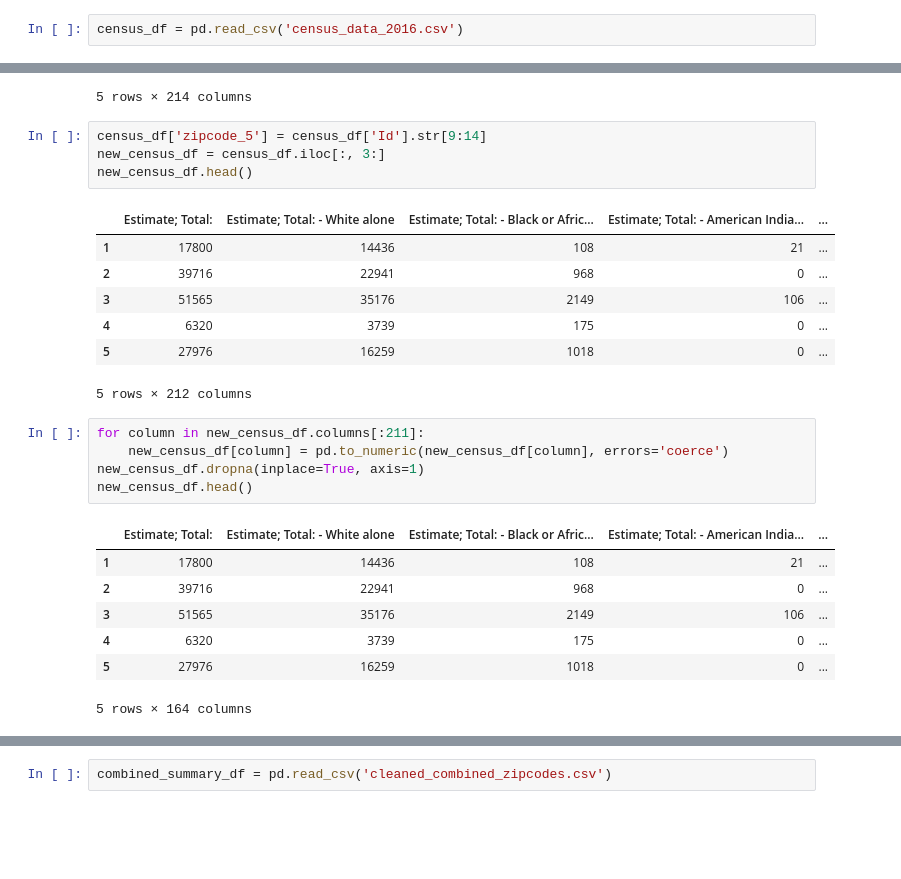
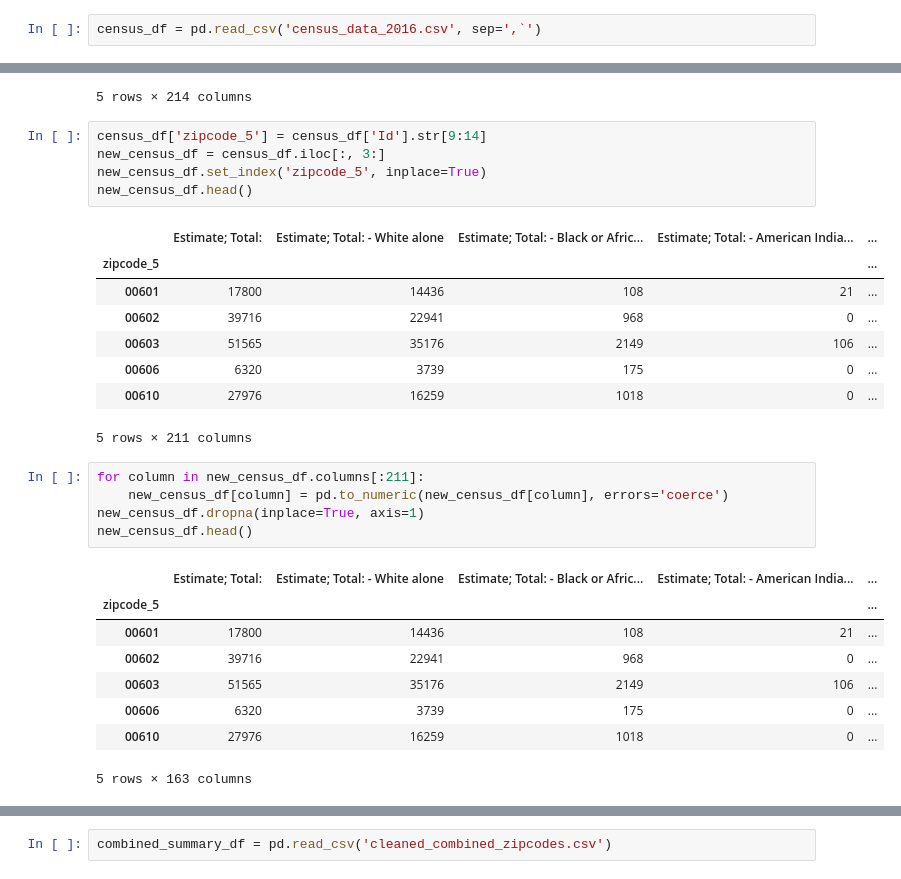
Before and after one commit to brickleq/campaign-contrib-machine, a Jupyter notebook: machine_learning/machine_learner.ipynb, the cells around one changed output, grey strips where cells are left out. Cells and saved outputs as stored; diff of their text form; blank space fills up the shorter version.

```diff
--- a/machine_learning/machine_learner.ipynb
+++ b/machine_learning/machine_learner.ipynb
@@ -76,5 +63,5 @@ zip_summary_df.to_csv('zipcode_donations.csv', index=False)
 # %%
-census_df = pd.read_csv('census_data_2016.csv')
+census_df = pd.read_csv('census_data_2016.csv', sep=',`')
 # %%
 census_df.columns = census_df.iloc[0]
 census_df.drop(0, axis=0, inplace=True)
@@ -90,15 +77,17 @@ census_df.head()
 # %%
 census_df['zipcode_5'] = census_df['Id'].str[9:14]
 new_census_df = census_df.iloc[:, 3:]
+new_census_df.set_index('zipcode_5', inplace=True)
 new_census_df.head()
 # %% [output]
 |  | Estimate; Total: | Estimate; Total: - White alone | Estimate; Total: - Black or Afric... | Estimate; Total: - American India... | ... |
-| 1 | 17800 | 14436 | 108 | 21 | ... |
-| 2 | 39716 | 22941 | 968 | 0 | ... |
-| 3 | 51565 | 35176 | 2149 | 106 | ... |
-| 4 | 6320 | 3739 | 175 | 0 | ... |
-| 5 | 27976 | 16259 | 1018 | 0 | ... |
+| zipcode_5 |  |  |  |  | ... |
+| 00601 | 17800 | 14436 | 108 | 21 | ... |
+| 00602 | 39716 | 22941 | 968 | 0 | ... |
+| 00603 | 51565 | 35176 | 2149 | 106 | ... |
+| 00606 | 6320 | 3739 | 175 | 0 | ... |
+| 00610 | 27976 | 16259 | 1018 | 0 | ... |
-5 rows × 212 columns
+5 rows × 211 columns
 # %%
 for column in new_census_df.columns[:211]:
     new_census_df[column] = pd.to_numeric(new_census_df[column], errors='coerce')
@@ -106,9 +95,10 @@ new_census_df.dropna(inplace=True, axis=1)
 new_census_df.head()
 # %% [output]
 |  | Estimate; Total: | Estimate; Total: - White alone | Estimate; Total: - Black or Afric... | Estimate; Total: - American India... | ... |
-| 1 | 17800 | 14436 | 108 | 21 | ... |
-| 2 | 39716 | 22941 | 968 | 0 | ... |
-| 3 | 51565 | 35176 | 2149 | 106 | ... |
-| 4 | 6320 | 3739 | 175 | 0 | ... |
-| 5 | 27976 | 16259 | 1018 | 0 | ... |
+| zipcode_5 |  |  |  |  | ... |
+| 00601 | 17800 | 14436 | 108 | 21 | ... |
+| 00602 | 39716 | 22941 | 968 | 0 | ... |
+| 00603 | 51565 | 35176 | 2149 | 106 | ... |
+| 00606 | 6320 | 3739 | 175 | 0 | ... |
+| 00610 | 27976 | 16259 | 1018 | 0 | ... |
-5 rows × 164 columns
+5 rows × 163 columns
```
Also changed, not shown: parts of 30 cells of this notebook, 1 other file.
